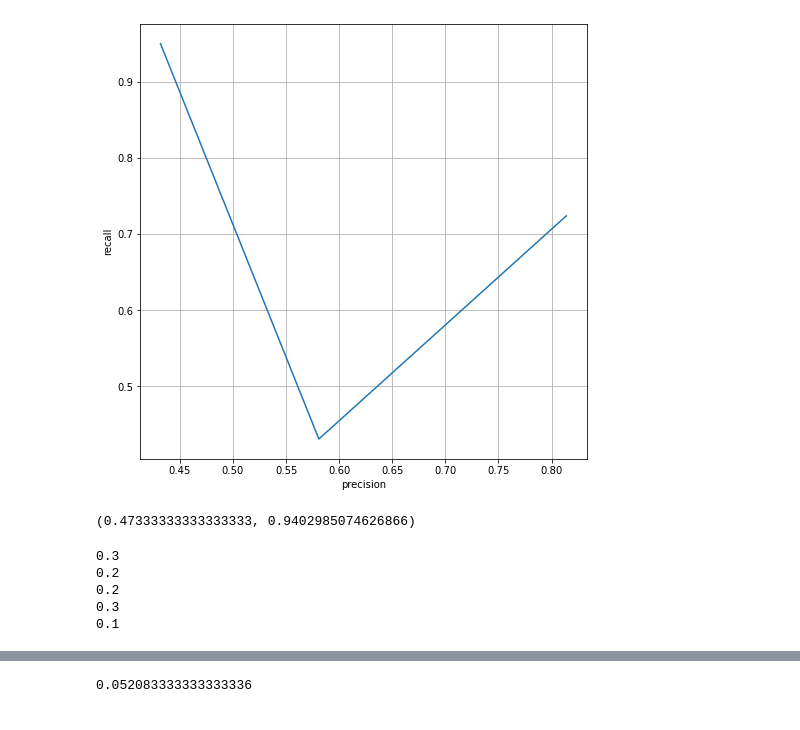
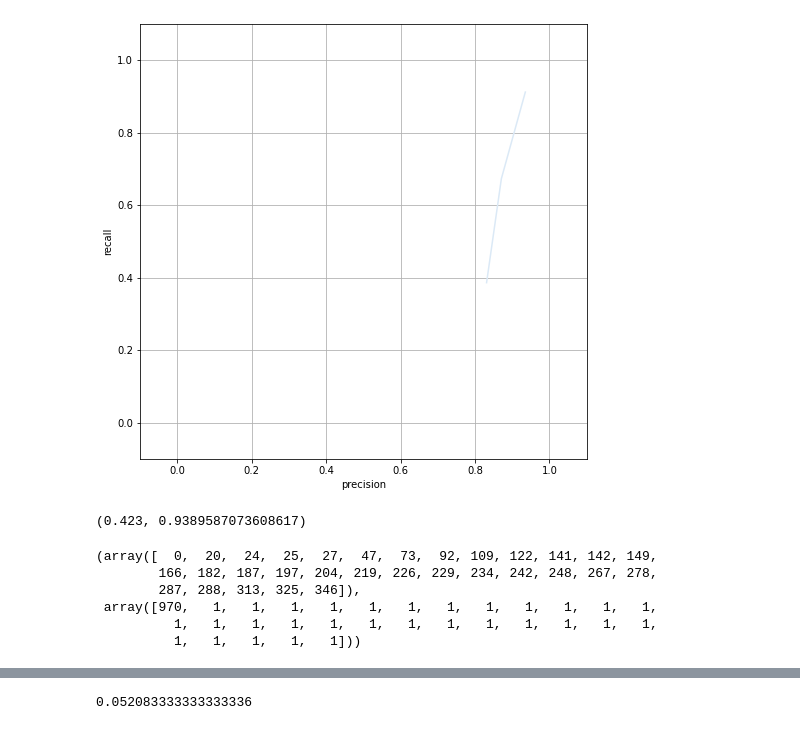
Before and after one commit to alexandrumeterez/sketchyseqs, a Jupyter notebook: SketchySeqs.ipynb, the cells around one changed output, grey strips where cells are left out. Cells and saved outputs as stored; diff of their text form; code cells hidden in the pictures.

```diff
--- a/SketchySeqs.ipynb
+++ b/SketchySeqs.ipynb
@@ -241,0 +344,17 @@ def dict_configs(d):
+# %%
+%time
+
+def discretize(G, x):
+    y = G@x
+    y = (y>0).astype(np.int32)
+    y = np.packbits(y.reshape(8,-1))
+    y = ([int(a)<<(8*i) for i,a in enumerate(y)])
+    y = sum(y)
+    return y
+
+N = 1000000
+seqv = np.random.choice(alphabet, N)
+seq = ''.join(seqv)
+mmers = [seqv[i:i+m] for i in range(N - m + 1)]
+mmer_sketches = get_discrete_mmer_sketches(mmers, N, m, alphabet, G, sketcher)
+sketches = get_kmer_sketches(mmer_sketches, N, k, m, stride, embed_dim2,stride2)
@@ -246,14 +368,14 @@ w = 15
 
 config_grid = dict(
     num_paths = 1000,
-    N = [100000,1000000],
-    mutation_rate = [0.05, 0.1, .15, .2, 0.25, 0.3],
+    N = [1000000],
+    mutation_rate = [ 0.1, .15, .2, .25],
     path_len = 200,
     tuple_length = [4],
     k=w,
-    embed_dim=[40],
-    embed_dim2=[60],
-    recall_distance = 3,
+    embed_dim=[20],
+    embed_dim2=[2**7],
+    recall_distance = 1,
     m = w,
     stride = [w],
     stride2 = [ w],
@@ -274,11 +396,10 @@ for conf in dict_configs(config_grid):
     embed_dim = conf['embed_dim']
     embed_dim2 = conf['embed_dim2']
 
-
     seqv = np.random.choice(alphabet, N)
     seq = ''.join(seqv)
     G = np.random.normal(size=(embed_dim2 , embed_dim))
-    sketcher = TS(t=tuple_length, D=embed_dim, A=len(alphabet))
+    sketcher = DTS(t=tuple_length, D=embed_dim, D2=embed_dim2, A=len(alphabet))
 
     # Change this to use TSS!
     mmers = [seqv[i:i+m] for i in range(N - m + 1)]
@@ -320,4 +441,7 @@ for conf in dict_configs(config_grid):
     conf['brute_force'] = np.sum(hits_out_of_total) / len(seqs_that_hit)
     results.append(conf)
     print('\n',conf)
+
+df = pd.DataFrame(results)
+df[['N','mutation_rate','recall_distance','embed_dim','embed_dim2','precision','recall']]
 # %% [output]
@@ -335,21 +465,24 @@ df[['N','mutation_rate','precision','recall']]
 # %%
 import seaborn as sns
 import plotly.express as px
 import matplotlib.pyplot as plt
 import pandas as pd
 df = pd.DataFrame(results)
 plt.figure(figsize=(8,8))
 sns.lineplot(ax=plt.gca(),data=df,y='recall',x='precision')
-# plt.xlim(-.1,1.1)
-# plt.ylim(-.1,1.1)
+sns.color_palette("Set2")
+
+plt.xlim(-.1,1.1)
+plt.ylim(-.1,1.1)
 plt.grid(True)
 # %% [output]
-[figure, old version]
+[figure, new version]
 # %%
 hits = np.array([0 for _ in range(num_paths)])
 tp = np.array([0 for _ in range(num_paths)])
 recall = np.array([0 for _ in range(num_paths)])
 paths = generate_paths(seq, path_len, num_paths, k, 0.2, alphabet)
+dists = np.array([0 for _ in range(num_paths)])
 
 for i,path in tqdm(enumerate(paths),total=len(paths)):
     path = paths[i]
@@ -367,6 +500,7 @@ for i,path in tqdm(enumerate(paths),total=len(paths)):
                     d1 = editdistance.eval(reference[:(node-node_path[0])], query[:qj])
                     d2 = editdistance.eval(reference[(node-node_path[0]):], query[qj:])
                     d = editdistance.eval(reference, query)
+                    dists[i] = d1+d2 - d
                     if(  d1+d2 == d):
                         tp[i] += 1
                         recall[i] = 1
@@ -374,18 +508,16 @@ for i,path in tqdm(enumerate(paths),total=len(paths)):
 
 np.mean(recall), np.sum(tp) / np.sum(hits)
 # %% [output]
-(0.47333333333333333, 0.9402985074626866)
+(0.423, 0.9389587073608617)
-# %%
-for j in range(-2,3):
-    ri = (node-node_path[0]) + j
-    R, Q = reference[ri-5:ri+5], query[qj-5:qj+5]
-    print(np.mean([r==q for r,q in zip(R,Q)]))
-# %% [output]
-0.3
-0.2
-0.2
-0.3
-0.1
+# %%
+np.unique(dists,return_counts=True)
+# %% [output]
+(array([  0,  20,  24,  25,  27,  47,  73,  92, 109, 122, 141, 142, 149,
+        166, 182, 187, 197, 204, 219, 226, 229, 234, 242, 248, 267, 278,
+        287, 288, 313, 325, 346]),
+ array([970,   1,   1,   1,   1,   1,   1,   1,   1,   1,   1,   1,   1,
+          1,   1,   1,   1,   1,   1,   1,   1,   1,   1,   1,   1,   1,
+          1,   1,   1,   1,   1]))
 # %%
 paths = generate_paths(seq, path_len, num_paths, k, mutation_rate, alphabet)
 recall = np.array([False for _ in range(num_paths)])
```
Also changed, not shown: parts of 8 cells of this notebook.
